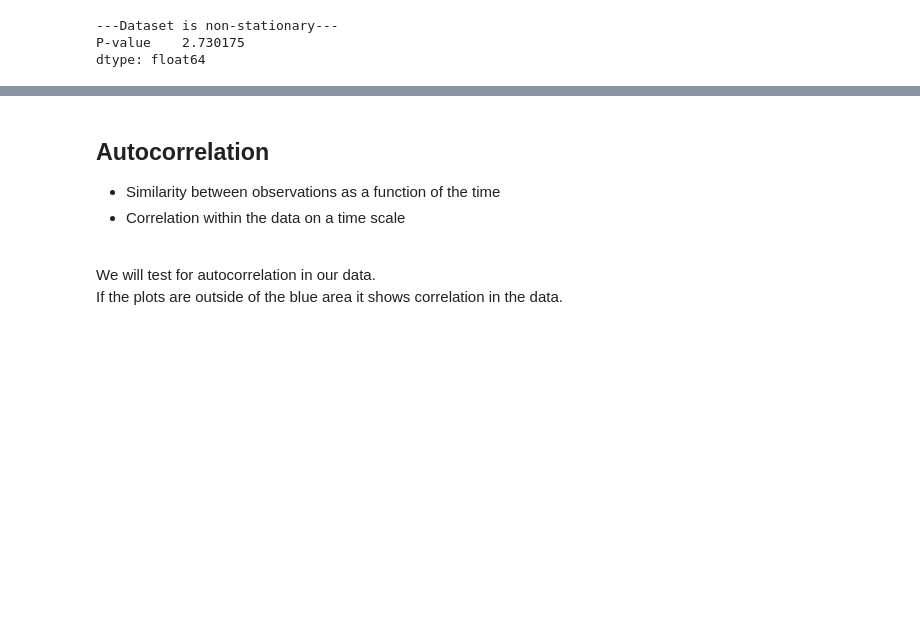
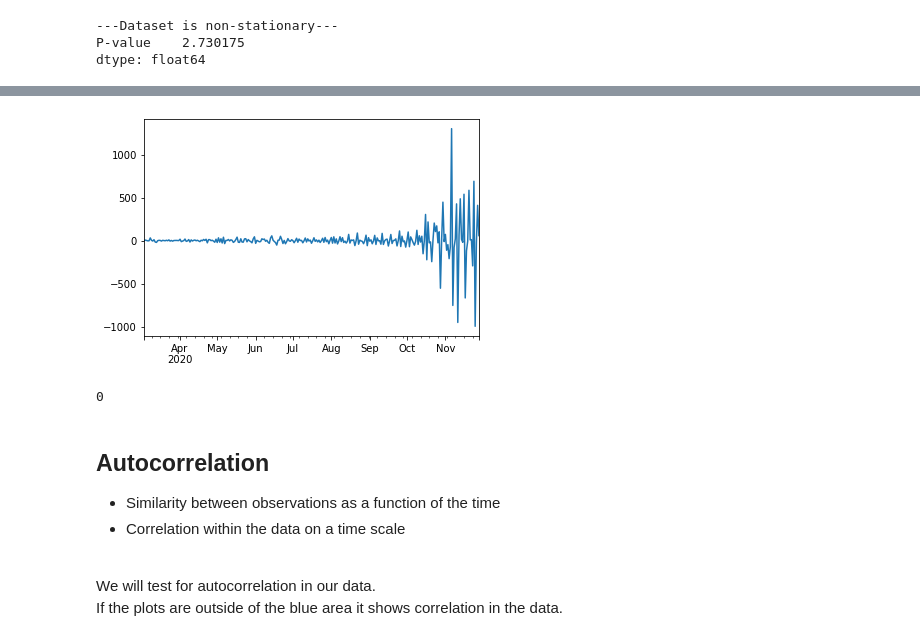
Before and after one commit to helenabarmer/machine_learning_intro, a Jupyter notebook: Regression/timeseries_forecasting.ipynb, the cells around one changed output, grey strips where cells are left out. Drawn from its saved outputs; the diff is of its cells as text; code cells hidden in the pictures; blank space fills up the shorter version.

```diff
--- a/Regression/timeseries_forecasting.ipynb
+++ b/Regression/timeseries_forecasting.ipynb
@@ -158,3 +206,11 @@ dtype: float64
+# %%
+df_differencing.plot();
+# %% [output]
+[figure, added]
+# %%
+differencing_estimation(df_differencing)
+# %% [output]
+0
 # %% [markdown]
 ## Autocorrelation
 * Similarity between observations as a function of the time
```
Also changed, not shown: parts of 58 cells of this notebook.
